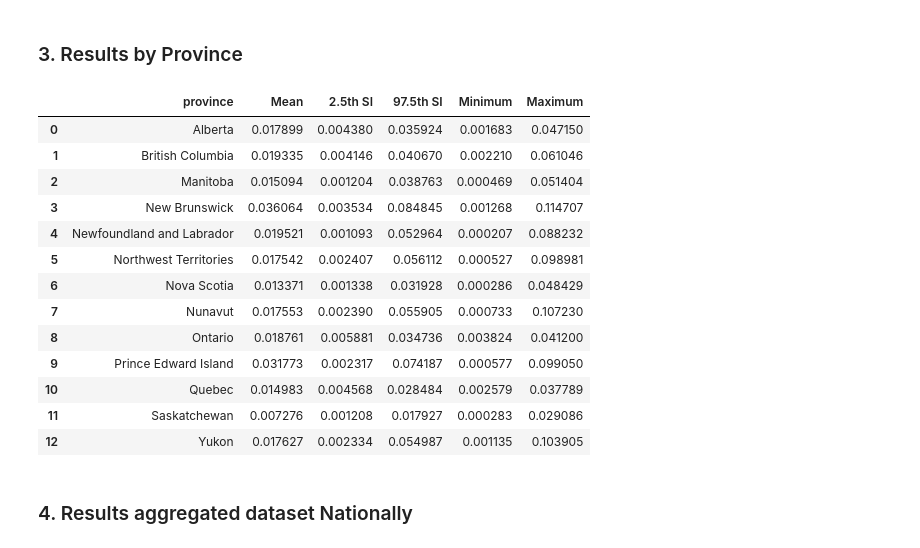
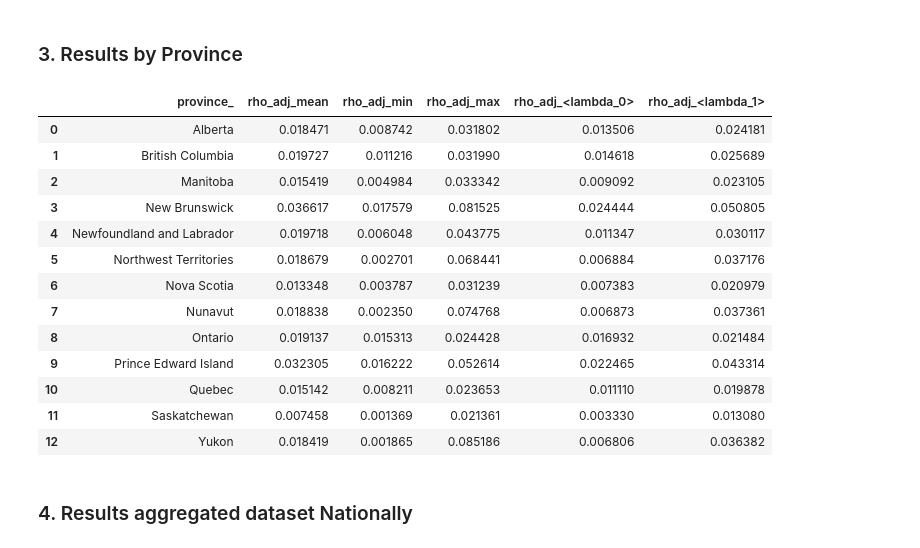
Before and after one commit to aaljaish/ASD_Prevalence, a Jupyter notebook: 03_Simulation_for_ASD_Prevalence.ipynb, the cells around one changed output. Cells and saved outputs as stored; diff of their text form; code cells hidden in the pictures.

```diff
--- a/03_Simulation_for_ASD_Prevalence.ipynb
+++ b/03_Simulation_for_ASD_Prevalence.ipynb
@@ -44,7 +44,7 @@ asd_prev=pd.read_csv('ASD Prevalence.csv')
 asd_prev['Age_group']=18
 pop = pd.read_csv('Population Data.csv')
 mortality_rate=pd.read_csv('Mortality Rates for General Population.csv')
-hr = pd.read_csv('ASD Mortality HR.csv')
+hr = pd.read_csv('ASD Mortality RR.csv')
 # %%
 # Create a boolean mask for rows that contain the text
 import re
@@ -199,7 +199,7 @@ This approach was conducted over a pre-set number of simulations, each iteration
 
 This simulation-based approach provided a robust mechanism for estimating ASD prevalence, taking into account inherent uncertainties in population-based studies and potential random variation in key parameters such as the hazard ratio for death and ASD prevalence. Additionally, it addressed data limitations by making evidence-based assumptions where required.
 # %%
-def run_simulation(data, hr, beta_parameters, num_simulations=1000):
+def run_simulation(data, hr, beta_parameters, num_simulations=10000):
     # Group the data by 'province' and 'sex' columns
     grouped = {province: data for province, data in data.groupby(['province','sex'])}
 
@@ -318,3 +352,41 @@ def get_stats_grouped(df, variables):
+# %%
+import numpy as np
+import pandas as pd
+from tqdm import tqdm
+
+def get_stats_grouped(dfs, variables):
+    # Define bins and labels
+    bins = [18, 20, 25, 30, 35, 40, 45, 50, 55, 60, 65, 70, 75, 80, 85, np.inf]
+    labels = ['18-19', '20-24', '25-29', '30-34', '35-39', '40-44', '45-49', '50-54',
+              '55-59', '60-64', '65-69', '70-74', '75-79', '80-84', '85+']
+
+    # Add "Simulation Number" to each dataframe in the list before concatenating
+    for i in tqdm(range(len(dfs)), desc="Processing simulation data"):
+        dfs[i]['Simulation Number'] = i
+
+    aggregated_sim_data = pd.concat(dfs)
+
+    # Create a new column 'age_group' based on 'age' column
+    aggregated_sim_data['age_group'] = pd.cut(aggregated_sim_data['age'], bins=bins, labels=labels, right=False)
+    aggregated_sim_data = aggregated_sim_data.reset_index(drop=True)
+    aggregated_sim_data = aggregated_sim_data[variables+['population','gamma_adj']+["Simulation Number"]].groupby(variables+["Simulation Number"]).sum().reset_index()
+    aggregated_sim_data['rho_adj'] = aggregated_sim_data['gamma_adj']/aggregated_sim_data['population']
+
+    # Apply the aggregation functions to each group
+    agg_funcs = ['mean', 'min', 'max', lambda x: np.percentile(x, 2.5), lambda x: np.percentile(x, 97.5)]
+    agg_func_names = ['Mean', 'Minimum', 'Maximum', '2.5th_quintile', '97.5th_quintile']
+
+    descriptive_stats = aggregated_sim_data[variables+['rho_adj']].groupby(variables).agg(agg_funcs).reset_index()
+
+    # Now the columns will be MultiIndex, so you'll need to flatten them and rename
+    descriptive_stats.columns = descriptive_stats.columns.map('{0[0]}_{0[1]}'.format)
+
+    for i, func_name in enumerate(agg_func_names):
+        descriptive_stats.rename(columns={
+            f'rho_adj_{func_name}': f'rho_adj_{i}'
+        }, inplace=True)
+
+    return descriptive_stats
 # %% [markdown]
 #### Nationally
 # %%
@@ -385,22 +459,23 @@ get_stats_grouped(sim_data, variables=variables)
 ### 3. Results by Province
 # %%
 variables=['province']
-get_stats_grouped(sim_data, variables=variables)
+my_data = get_stats_grouped(sim_data, variables=variables)
+display(my_data)
 # %% [output]
-|  | province | Mean | 2.5th SI | 97.5th SI | Minimum | Maximum |
-| 0 | Alberta | 0.017899 | 0.004380 | 0.035924 | 0.001683 | 0.047150 |
-| 1 | British Columbia | 0.019335 | 0.004146 | 0.040670 | 0.002210 | 0.061046 |
-| 2 | Manitoba | 0.015094 | 0.001204 | 0.038763 | 0.000469 | 0.051404 |
-| 3 | New Brunswick | 0.036064 | 0.003534 | 0.084845 | 0.001268 | 0.114707 |
-| 4 | Newfoundland and Labrador | 0.019521 | 0.001093 | 0.052964 | 0.000207 | 0.088232 |
-| 5 | Northwest Territories | 0.017542 | 0.002407 | 0.056112 | 0.000527 | 0.098981 |
-| 6 | Nova Scotia | 0.013371 | 0.001338 | 0.031928 | 0.000286 | 0.048429 |
-| 7 | Nunavut | 0.017553 | 0.002390 | 0.055905 | 0.000733 | 0.107230 |
-| 8 | Ontario | 0.018761 | 0.005881 | 0.034736 | 0.003824 | 0.041200 |
-| 9 | Prince Edward Island | 0.031773 | 0.002317 | 0.074187 | 0.000577 | 0.099050 |
-| 10 | Quebec | 0.014983 | 0.004568 | 0.028484 | 0.002579 | 0.037789 |
-| 11 | Saskatchewan | 0.007276 | 0.001208 | 0.017927 | 0.000283 | 0.029086 |
-| 12 | Yukon | 0.017627 | 0.002334 | 0.054987 | 0.001135 | 0.103905 |
+|  | province_ | rho_adj_mean | rho_adj_min | rho_adj_max | rho_adj_<lambda_0> | rho_adj_<lambda_1> |
+| 0 | Alberta | 0.018471 | 0.008742 | 0.031802 | 0.013506 | 0.024181 |
+| 1 | British Columbia | 0.019727 | 0.011216 | 0.031990 | 0.014618 | 0.025689 |
+| 2 | Manitoba | 0.015419 | 0.004984 | 0.033342 | 0.009092 | 0.023105 |
+| 3 | New Brunswick | 0.036617 | 0.017579 | 0.081525 | 0.024444 | 0.050805 |
+| 4 | Newfoundland and Labrador | 0.019718 | 0.006048 | 0.043775 | 0.011347 | 0.030117 |
+| 5 | Northwest Territories | 0.018679 | 0.002701 | 0.068441 | 0.006884 | 0.037176 |
+| 6 | Nova Scotia | 0.013348 | 0.003787 | 0.031239 | 0.007383 | 0.020979 |
+| 7 | Nunavut | 0.018838 | 0.002350 | 0.074768 | 0.006873 | 0.037361 |
+| 8 | Ontario | 0.019137 | 0.015313 | 0.024428 | 0.016932 | 0.021484 |
+| 9 | Prince Edward Island | 0.032305 | 0.016222 | 0.052614 | 0.022465 | 0.043314 |
+| 10 | Quebec | 0.015142 | 0.008211 | 0.023653 | 0.011110 | 0.019878 |
+| 11 | Saskatchewan | 0.007458 | 0.001369 | 0.021361 | 0.003330 | 0.013080 |
+| 12 | Yukon | 0.018419 | 0.001865 | 0.085186 | 0.006806 | 0.036382 |
 # %% [markdown]
 ### 4. Results aggregated dataset Nationally
 # %%
```
Also changed, not shown: parts of 9 cells of this notebook.
